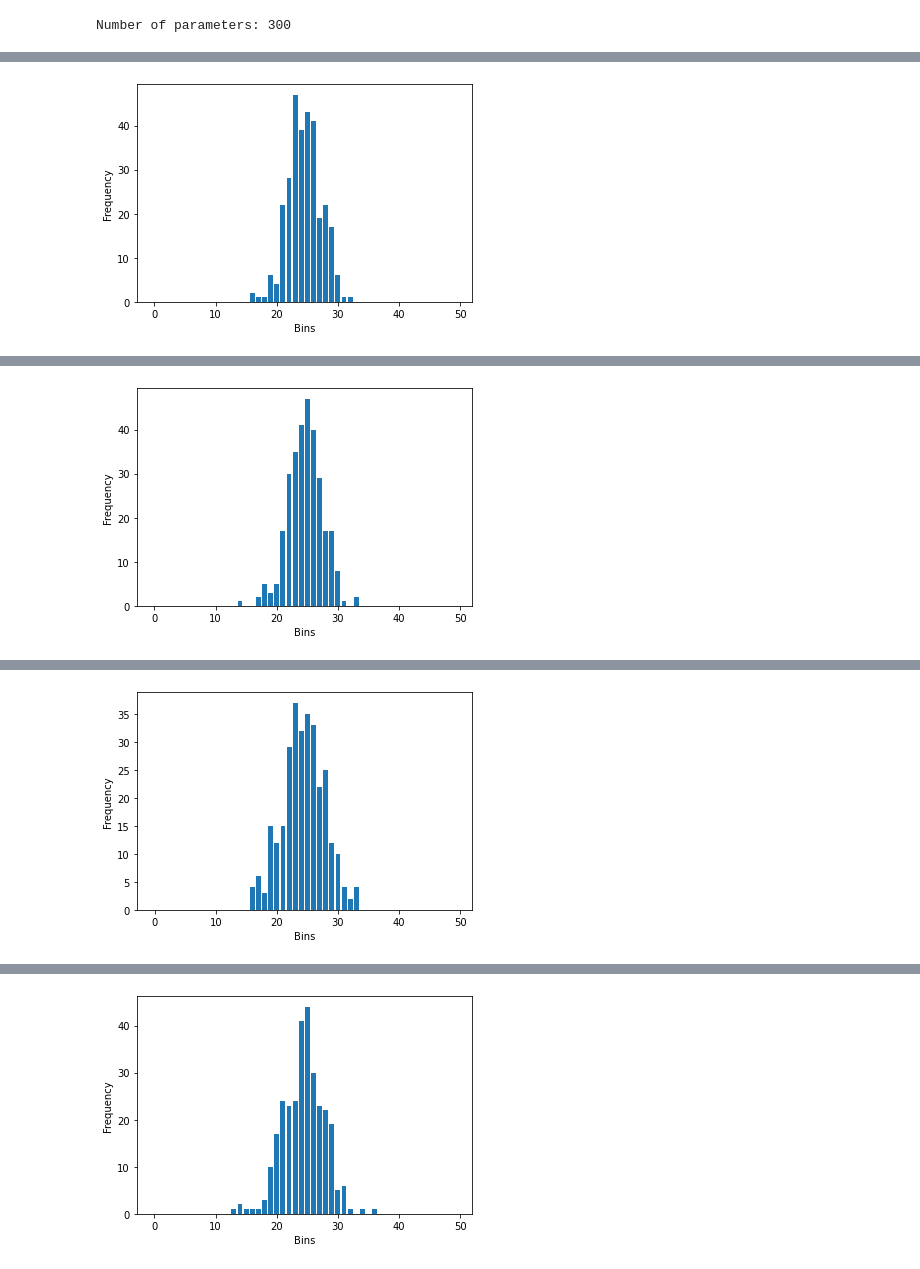
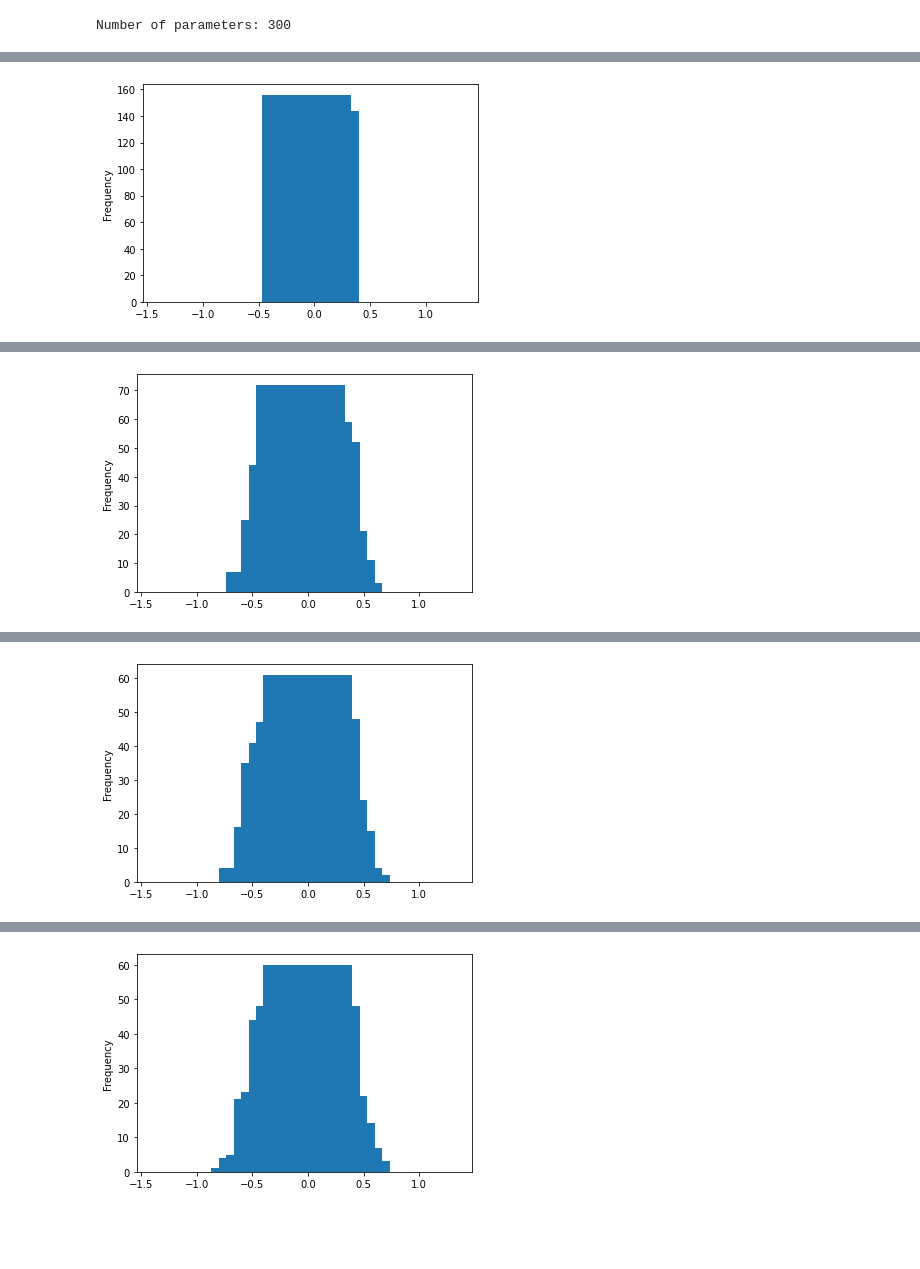
Before and after one commit to AntoAndGar/Intrinsic-Dimension, a Jupyter notebook: intrinsic.ipynb, the cells around one changed output, grey strips where cells are left out. Drawn from its saved outputs; the diff is of its cells as text; code cells hidden in the pictures; blank space fills up the shorter version.

```diff
--- a/intrinsic.ipynb
+++ b/intrinsic.ipynb
@@ -579,23 +581,37 @@ print("Number of parameters: %d" % num_params)
 # %% [output]
 Number of parameters: 300
 # %%
-import matplotlib.pyplot as plt
-#torch.autograd.set_detect_anomaly(True)
+torch.autograd.set_detect_anomaly(True)
 # train the model
-criterion = nn.CrossEntropyLoss()
-optimizer = optim.SGD(model_intrinsic.parameters(), lr=0.1)
 
 # training step
-def train(model, train_loader, optimizer, criterion, epoch):
+def train(model, train_loader, optimizer, epoch):
     model.train()
+    #train_loss_averager = make_averager()  # mantain a running average of the loss
+
+    # TRAIN
+    #tqdm_iterator = tqdm(
+    #    enumerate(train_dl),
+    #    total=len(train_dl),
+    #    desc=f"batch [loss: None]",
+    #    leave=False,)
+
     for batch_idx, (data, target) in enumerate(train_loader):
         data, target = data.to(device), target.to(device)
-        optimizer.zero_grad()
         output = model(data)
-        loss = criterion(output, target)
+        loss = F.cross_entropy(output, target)
         loss.backward()
         optimizer.step()
-        if batch_idx % 10 == 0:
+        optimizer.zero_grad()
+
+        #train_loss_averager(loss.item())
+
+        #tqdm_iterator.set_description(
+        #    f"train batch [avg loss: {train_loss_averager(None):.3f}]"
+        #)
+        #tqdm_iterator.refresh()
+
+        if batch_idx % 45 == 0:
             print(
                 "Train Epoch: {} [{}/{} ({:.0f}%)]\tLoss: {:.6f}".format(
                     epoch,
@@ -608,7 +624,7 @@ def train(model, train_loader, optimizer, criterion, epoch):
 
 
 # testing step
-def test(model, test_loader, criterion):
+def test(model, test_loader):
     model.eval()
     test_loss = 0
     correct = 0
@@ -616,11 +632,10 @@ def test(model, test_loader, criterion):
         for data, target in test_loader:
             data, target = data.to(device), target.to(device)
             output = model(data)
-            test_loss += criterion(output, target).item()  # sum up batch loss
-            pred = output.max(1, keepdim=True)[
-                1
-            ]  # get the index of the max log-probability
-            correct += pred.eq(target.view_as(pred)).sum().item()
+            test_loss += F.cross_entropy(output, target).item()  # sum up batch loss
+            # get the index of the max probability
+            pred = output.max(1, keepdim=True)[1]
+            correct += pred.eq(target.view_as(pred)).cpu().sum().item()
 
     test_loss /= len(test_loader.dataset)
     print(
@@ -632,22 +647,25 @@ def test(model, test_loader, criterion):
         )
     )
     # show an histogram of the weights of the model
+    start = -1
+    stop = 1
+    bins = 30
     for param in model.parameters():
         if param.requires_grad:
-            hist = torch.histc(param.data, bins = 50, min = -2, max = 2)
-            bins = 30
-            x = range(bins)
-            plt.bar(x, hist, align='center')
-            plt.xlabel('Bins')
+
+            hist = torch.histc(param.data, bins = bins, min = start, max = stop)
+            x = np.arange(start, stop, (stop-start)/bins)
+            plt.bar(x, hist.cpu(), align='center')
             plt.ylabel('Frequency')
             plt.show()
 
     return correct / len(test_loader.dataset)
 
 
+optimizer = optim.SGD(model_intrinsic.parameters(), lr=0.01)
 # train the model
 for epoch in range(1, 100):
-    train(model_intrinsic, train_dataloader, optimizer, criterion, epoch)
-    accuracy = test(model_intrinsic, test_dataloader, criterion)
+    train(model_intrinsic, train_dataloader, optimizer, epoch)
+    accuracy = test(model_intrinsic, test_dataloader)
     print("Accuracy: {}".format(accuracy))
 # %% [output]
@@ -671 +685 @@ Test set: Average loss: 0.0004, Accuracy: 8667/10000 (87%)
-[figure, old version]
+[figure, new version]
@@ -689 +700 @@ Test set: Average loss: 0.0008, Accuracy: 7400/10000 (74%)
-[figure, old version]
+[figure, new version]
@@ -707 +715 @@ Test set: Average loss: 0.0017, Accuracy: 3753/10000 (38%)
-[figure, old version]
+[figure, new version]
@@ -725 +730 @@ Test set: Average loss: 0.0006, Accuracy: 8248/10000 (82%)
-[figure, old version]
+[figure, new version]
```
Also changed, not shown: parts of 7 cells of this notebook.
